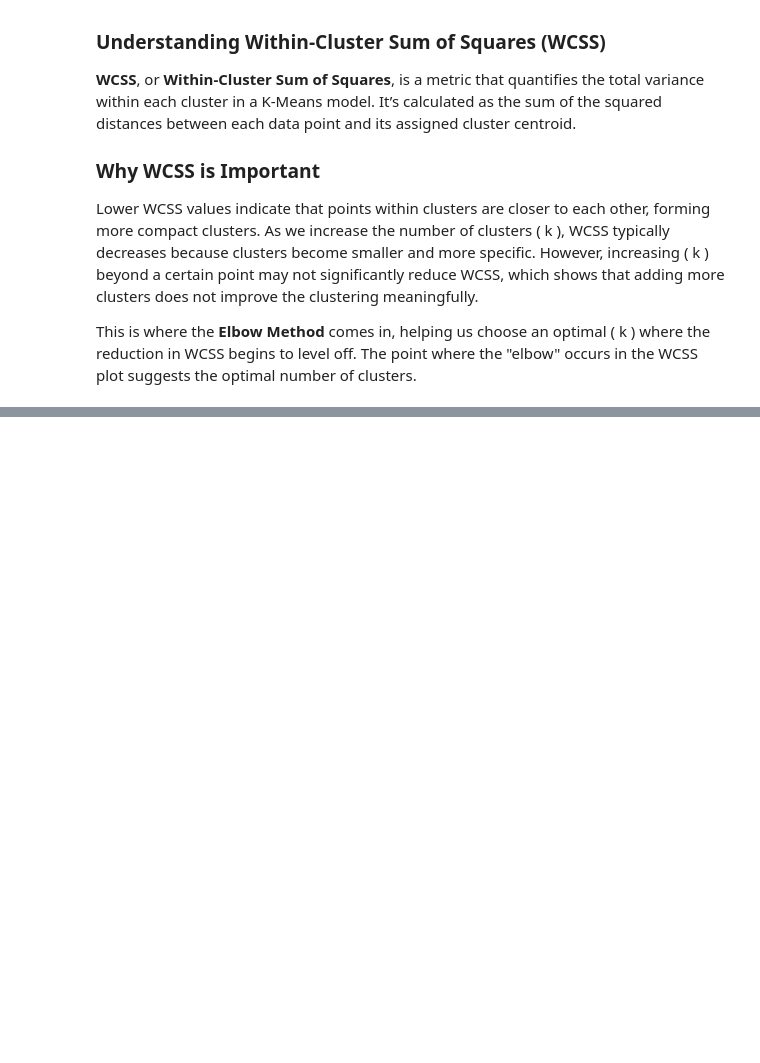
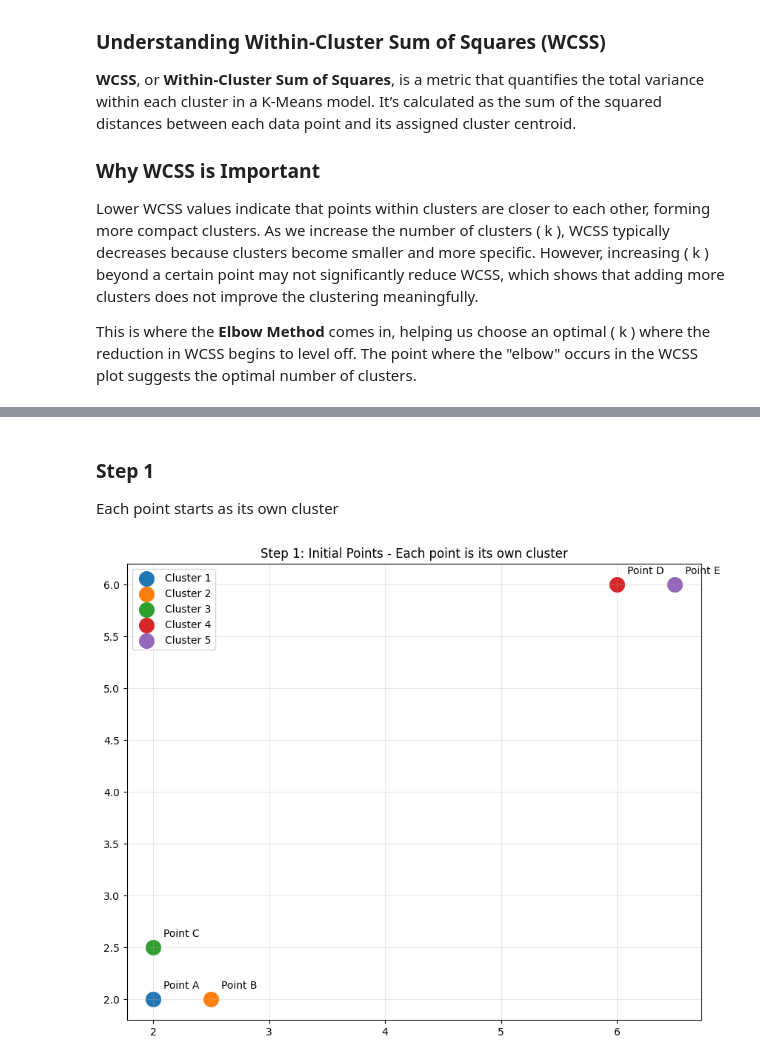
Before and after one commit to ReDI-School/F24-Berlin-Machine-Learning, a Jupyter notebook: Lessons/Session_11_Clustering/Clustering.ipynb, the cells around one changed output, grey strips where cells are left out. Drawn from its saved outputs; the diff is of its cells as text; code cells hidden in the pictures; blank space fills up the shorter version.

```diff
--- a/Lessons/Session_11_Clustering/Clustering.ipynb
+++ b/Lessons/Session_11_Clustering/Clustering.ipynb
@@ -146,0 +165,47 @@ This is where the **Elbow Method** comes in, helping us choose an optimal \( k \
+# %%
+
+# Create simple dataset for visualization
+X = np.array([
+    [2, 2],   # Point A
+    [2.5, 2], # Point B
+    [2, 2.5], # Point C
+    [6, 6],   # Point D
+    [6.5, 6], # Point E
+])
+# Calculate distance matrix
+distances = squareform(pdist(X))
+# Function to plot points and clusters
+def plot_clustering_step(X, clusters, step_num, title, connections=None):
+    plt.figure(figsize=(10, 8))
+
+    # Plot all points
+    colors = ['#1f77b4', '#ff7f0e', '#2ca02c', '#d62728', '#9467bd']
+
+    # Plot clusters with different colors
+    for i, cluster in enumerate(clusters):
+        cluster = np.array(cluster)
+        plt.scatter(cluster[:, 0], cluster[:, 1], c=[colors[i]], s=200, label=f'Cluster {i+1}')
+
+    # Add connections if specified
+    if connections:
+        for (p1, p2) in connections:
+            plt.plot([p1[0], p2[0]], [p1[1], p2[1]], 'k--', alpha=0.5)
+
+    # Add labels
+    for i, (x, y) in enumerate(X):
+        plt.annotate(f'Point {chr(65+i)}', (x, y), xytext=(10, 10),
+                    textcoords='offset points')
+
+    plt.title(f'Step {step_num}: {title}')
+    plt.legend()
+    plt.grid(True, alpha=0.3)
+    plt.show()
+# %% [markdown]
+### Step 1
+Each point starts as its own cluster
+# %%
+
+clusters = [[point] for point in X]
+plot_clustering_step(X, clusters, 1, "Initial Points - Each point is its own cluster")
+# %% [output]
+[figure, added]
```
Also changed, not shown: parts of 32 cells of this notebook.
